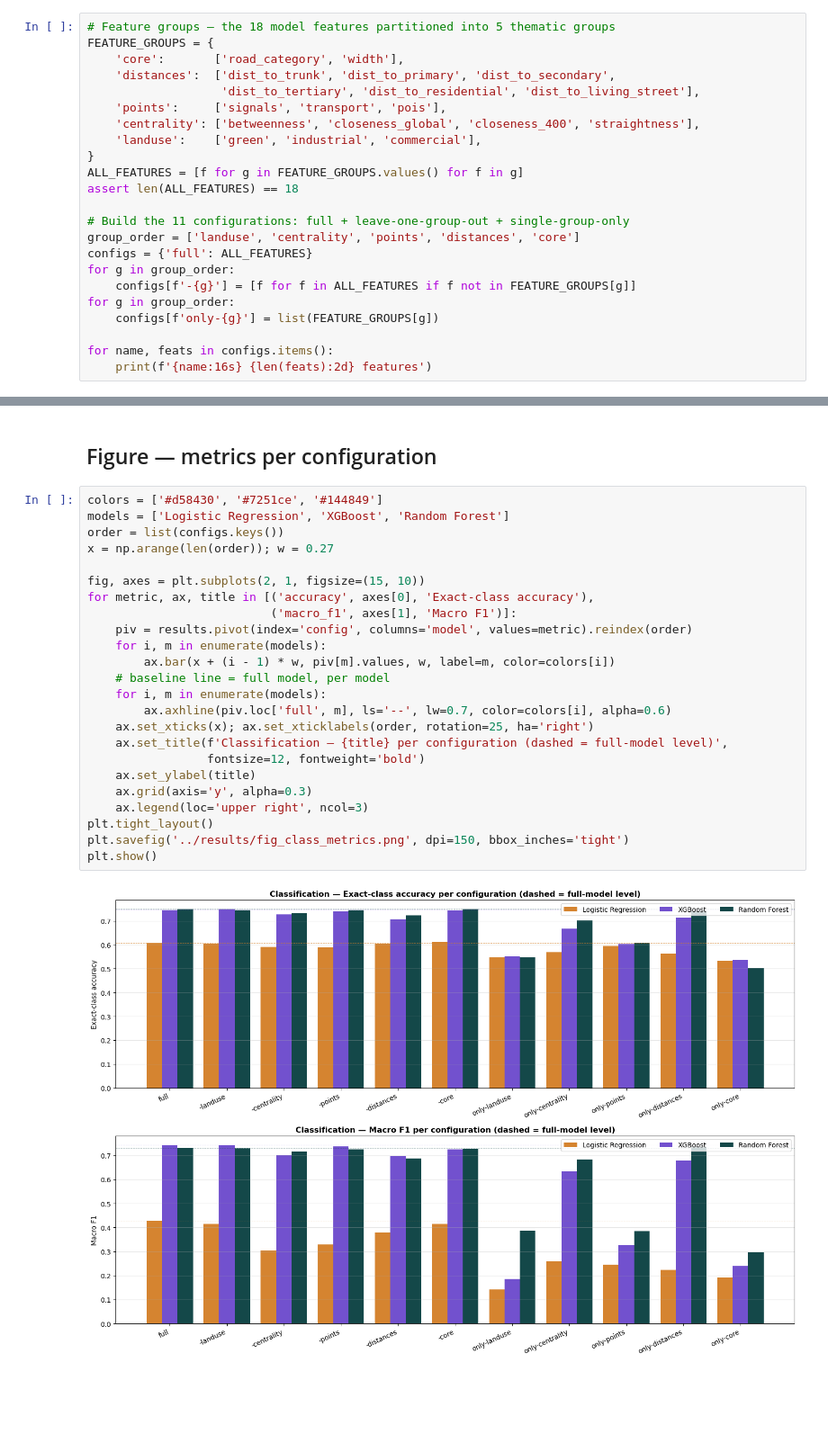
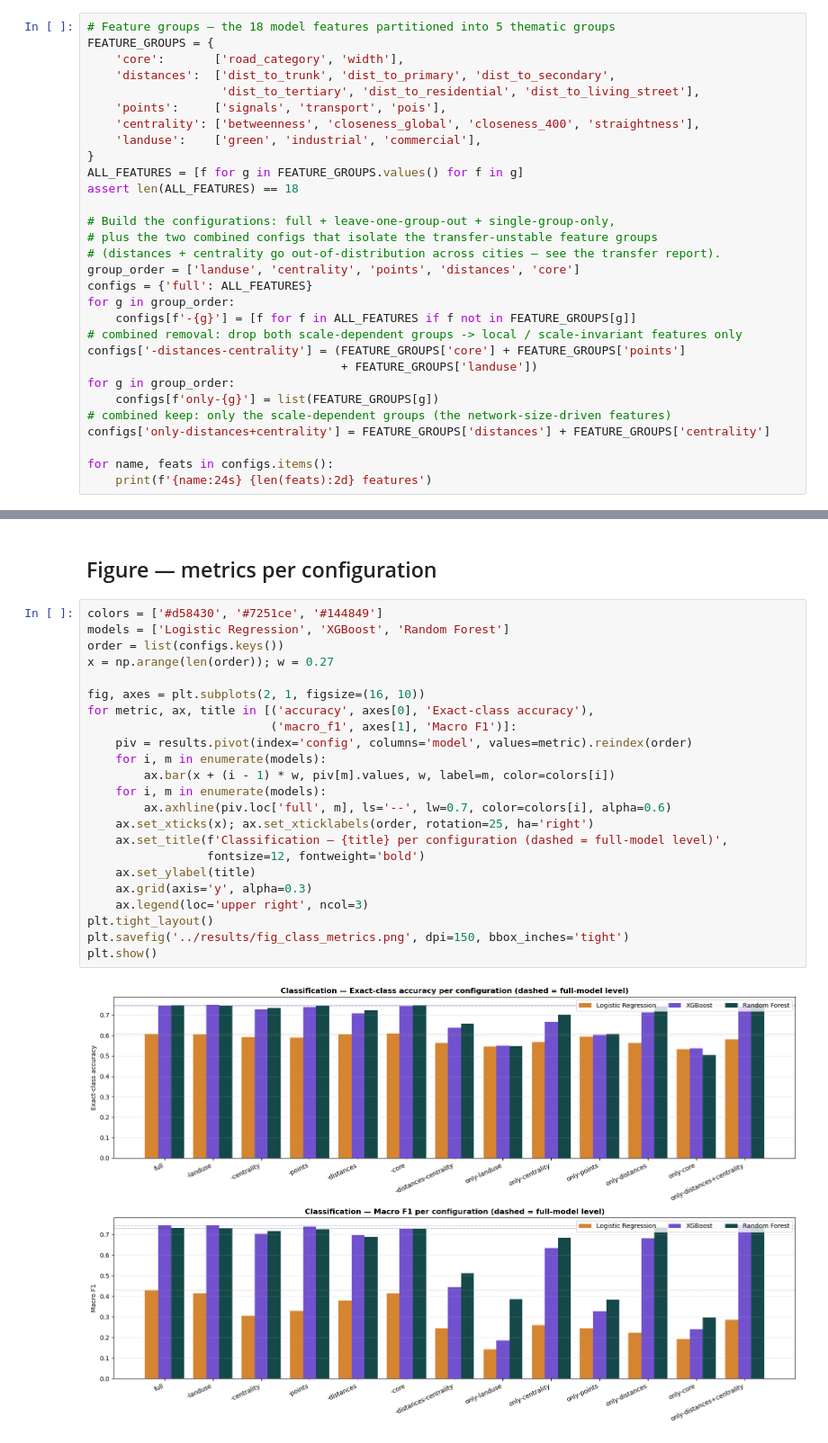
Before and after one commit to AndreaCutroni/ML-Noise-Prediction, a Jupyter notebook: ablation_study/notebooks/ablation_classification.ipynb, the cells around one changed output, grey strips where cells are left out. Shown at 90% size. Cells and saved outputs as stored; diff of their text form; blank space fills up the shorter version.

Commit message:
upated ablation study with -(dist + centr)

```diff
--- a/ablation_study/notebooks/ablation_classification.ipynb
+++ b/ablation_study/notebooks/ablation_classification.ipynb
@@ -48,14 +50,21 @@ FEATURE_GROUPS = {
 ALL_FEATURES = [f for g in FEATURE_GROUPS.values() for f in g]
 assert len(ALL_FEATURES) == 18
 
-# Build the 11 configurations: full + leave-one-group-out + single-group-only
+# Build the configurations: full + leave-one-group-out + single-group-only,
+# plus the two combined configs that isolate the transfer-unstable feature groups
+# (distances + centrality go out-of-distribution across cities — see the transfer report).
 group_order = ['landuse', 'centrality', 'points', 'distances', 'core']
 configs = {'full': ALL_FEATURES}
 for g in group_order:
     configs[f'-{g}'] = [f for f in ALL_FEATURES if f not in FEATURE_GROUPS[g]]
+# combined removal: drop both scale-dependent groups -> local / scale-invariant features only
+configs['-distances-centrality'] = (FEATURE_GROUPS['core'] + FEATURE_GROUPS['points']
+                                    + FEATURE_GROUPS['landuse'])
 for g in group_order:
     configs[f'only-{g}'] = list(FEATURE_GROUPS[g])
+# combined keep: only the scale-dependent groups (the network-size-driven features)
+configs['only-distances+centrality'] = FEATURE_GROUPS['distances'] + FEATURE_GROUPS['centrality']
 
 for name, feats in configs.items():
-    print(f'{name:16s} {len(feats):2d} features')
+    print(f'{name:24s} {len(feats):2d} features')
 # %% [output]
@@ -155,27 +170,26 @@ acc_pivot.round(4)
 # %%
 colors = ['#d58430', '#7251ce', '#144849']
 models = ['Logistic Regression', 'XGBoost', 'Random Forest']
 order = list(configs.keys())
 x = np.arange(len(order)); w = 0.27
 
-fig, axes = plt.subplots(2, 1, figsize=(15, 10))
+fig, axes = plt.subplots(2, 1, figsize=(16, 10))
 for metric, ax, title in [('accuracy', axes[0], 'Exact-class accuracy'),
                           ('macro_f1', axes[1], 'Macro F1')]:
     piv = results.pivot(index='config', columns='model', values=metric).reindex(order)
     for i, m in enumerate(models):
         ax.bar(x + (i - 1) * w, piv[m].values, w, label=m, color=colors[i])
-    # baseline line = full model, per model
     for i, m in enumerate(models):
         ax.axhline(piv.loc['full', m], ls='--', lw=0.7, color=colors[i], alpha=0.6)
     ax.set_xticks(x); ax.set_xticklabels(order, rotation=25, ha='right')
     ax.set_title(f'Classification — {title} per configuration (dashed = full-model level)',
                  fontsize=12, fontweight='bold')
     ax.set_ylabel(title)
     ax.grid(axis='y', alpha=0.3)
     ax.legend(loc='upper right', ncol=3)
 plt.tight_layout()
 plt.savefig('../results/fig_class_metrics.png', dpi=150, bbox_inches='tight')
 plt.show()
 # %% [output]
-[figure, old version]
+[figure, new version]
 # %% [markdown]
```
Also changed, not shown: parts of 5 cells of this notebook, 7 other files.
